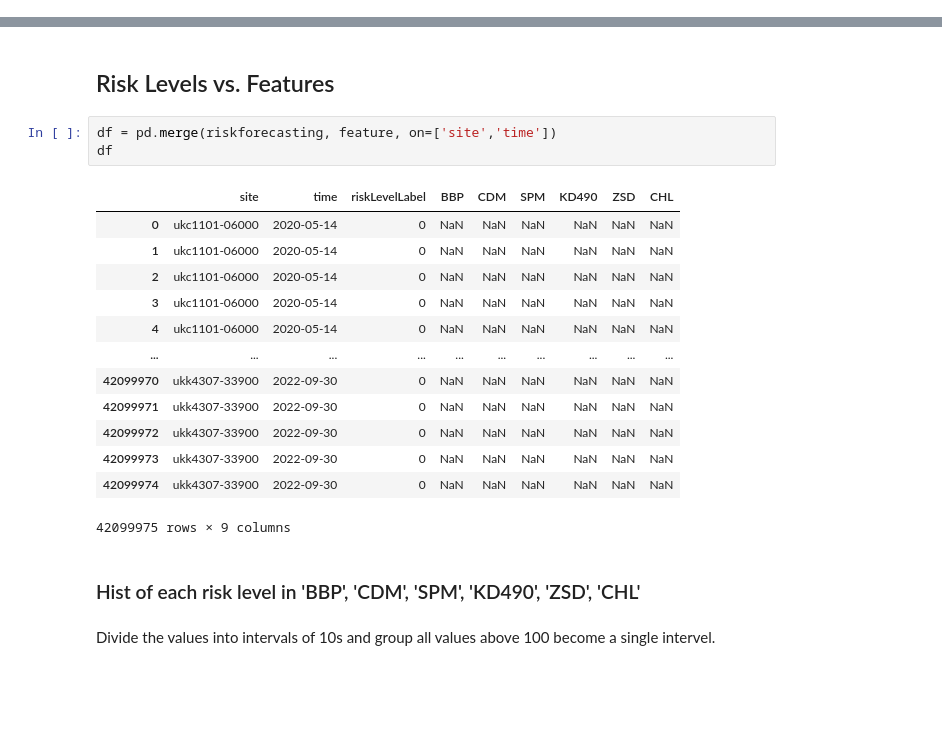
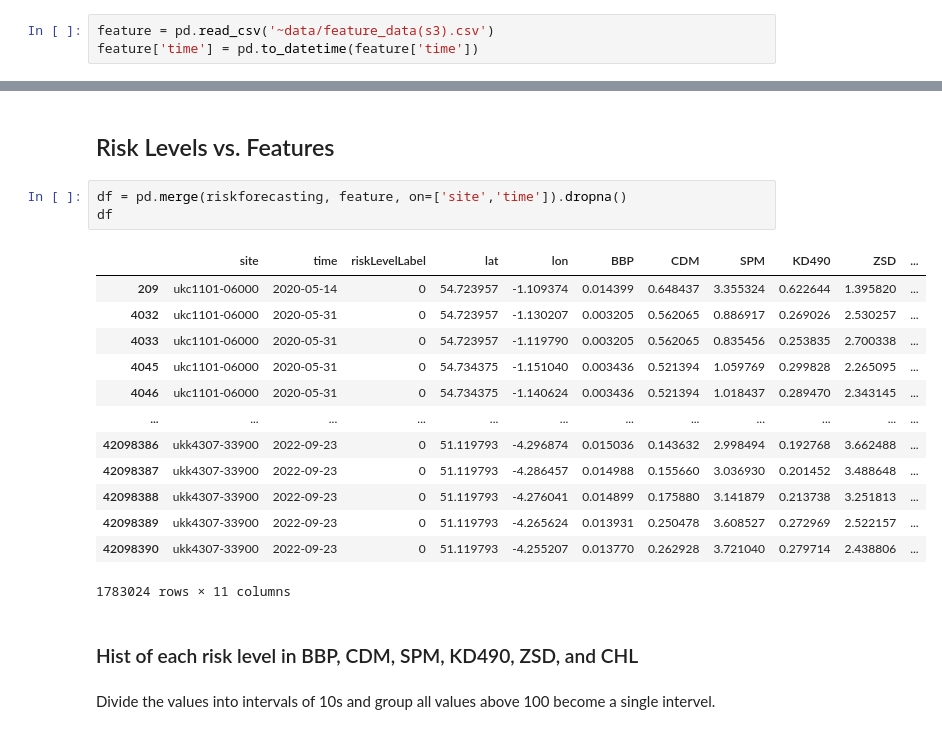
Before and after one commit to lse-st498/P6_WaterPollution_2022_23, a Jupyter notebook: exploratory_data_analysis /EDA_on_original_data(s3).ipynb, the cells around one changed output, grey strips where cells are left out. Drawn from its saved outputs; the diff is of its cells as text; blank space fills up the shorter version.

```diff
--- a/exploratory_data_analysis /EDA_on_original_data(s3).ipynb
+++ b/exploratory_data_analysis /EDA_on_original_data(s3).ipynb
@@ -133,3 +127,6 @@ feature
+# %%
+feature = pd.read_csv('~data/feature_data(s3).csv')
+feature['time'] = pd.to_datetime(feature['time'])
 # %%
 plt.figure(figsize=(16,4))
 plt.hist(feature[['BBP', 'CDM', 'SPM', 'KD490', 'ZSD', 'CHL']], 20)
@@ -140,23 +137,23 @@ plt.show()
 # %% [markdown]
 ## Risk Levels vs. Features
 # %%
-df = pd.merge(riskforecasting, feature, on=['site','time'])
+df = pd.merge(riskforecasting, feature, on=['site','time']).dropna()
 df
 # %% [output]
-|  | site | time | riskLevelLabel | BBP | CDM | SPM | KD490 | ZSD | CHL |
-| 0 | ukc1101-06000 | 2020-05-14 | 0 | NaN | NaN | NaN | NaN | NaN | NaN |
-| 1 | ukc1101-06000 | 2020-05-14 | 0 | NaN | NaN | NaN | NaN | NaN | NaN |
-| 2 | ukc1101-06000 | 2020-05-14 | 0 | NaN | NaN | NaN | NaN | NaN | NaN |
-| 3 | ukc1101-06000 | 2020-05-14 | 0 | NaN | NaN | NaN | NaN | NaN | NaN |
-| 4 | ukc1101-06000 | 2020-05-14 | 0 | NaN | NaN | NaN | NaN | NaN | NaN |
-| ... | ... | ... | ... | ... | ... | ... | ... | ... | ... |
-| 42099970 | ukk4307-33900 | 2022-09-30 | 0 | NaN | NaN | NaN | NaN | NaN | NaN |
-| 42099971 | ukk4307-33900 | 2022-09-30 | 0 | NaN | NaN | NaN | NaN | NaN | NaN |
-| 42099972 | ukk4307-33900 | 2022-09-30 | 0 | NaN | NaN | NaN | NaN | NaN | NaN |
-| 42099973 | ukk4307-33900 | 2022-09-30 | 0 | NaN | NaN | NaN | NaN | NaN | NaN |
-| 42099974 | ukk4307-33900 | 2022-09-30 | 0 | NaN | NaN | NaN | NaN | NaN | NaN |
+|  | site | time | riskLevelLabel | lat | lon | BBP | CDM | SPM | KD490 | ZSD | ... |
+| 209 | ukc1101-06000 | 2020-05-14 | 0 | 54.723957 | -1.109374 | 0.014399 | 0.648437 | 3.355324 | 0.622644 | 1.395820 | ... |
+| 4032 | ukc1101-06000 | 2020-05-31 | 0 | 54.723957 | -1.130207 | 0.003205 | 0.562065 | 0.886917 | 0.269026 | 2.530257 | ... |
+| 4033 | ukc1101-06000 | 2020-05-31 | 0 | 54.723957 | -1.119790 | 0.003205 | 0.562065 | 0.835456 | 0.253835 | 2.700338 | ... |
+| 4045 | ukc1101-06000 | 2020-05-31 | 0 | 54.734375 | -1.151040 | 0.003436 | 0.521394 | 1.059769 | 0.299828 | 2.265095 | ... |
+| 4046 | ukc1101-06000 | 2020-05-31 | 0 | 54.734375 | -1.140624 | 0.003436 | 0.521394 | 1.018437 | 0.289470 | 2.343145 | ... |
+| ... | ... | ... | ... | ... | ... | ... | ... | ... | ... | ... | ... |
+| 42098386 | ukk4307-33900 | 2022-09-23 | 0 | 51.119793 | -4.296874 | 0.015036 | 0.143632 | 2.998494 | 0.192768 | 3.662488 | ... |
+| 42098387 | ukk4307-33900 | 2022-09-23 | 0 | 51.119793 | -4.286457 | 0.014988 | 0.155660 | 3.036930 | 0.201452 | 3.488648 | ... |
+| 42098388 | ukk4307-33900 | 2022-09-23 | 0 | 51.119793 | -4.276041 | 0.014899 | 0.175880 | 3.141879 | 0.213738 | 3.251813 | ... |
+| 42098389 | ukk4307-33900 | 2022-09-23 | 0 | 51.119793 | -4.265624 | 0.013931 | 0.250478 | 3.608527 | 0.272969 | 2.522157 | ... |
+| 42098390 | ukk4307-33900 | 2022-09-23 | 0 | 51.119793 | -4.255207 | 0.013770 | 0.262928 | 3.721040 | 0.279714 | 2.438806 | ... |
-42099975 rows × 9 columns
+1783024 rows × 11 columns
 # %% [markdown]
-### Hist of each risk level in 'BBP', 'CDM', 'SPM', 'KD490', 'ZSD', 'CHL'
+### Hist of each risk level in BBP, CDM, SPM, KD490, ZSD, and CHL
 # %% [markdown]
 Divide the values into intervals of 10s and group all values above 100 become a single intervel.
```
Also changed, not shown: parts of 21 cells of this notebook, 4 other files.
